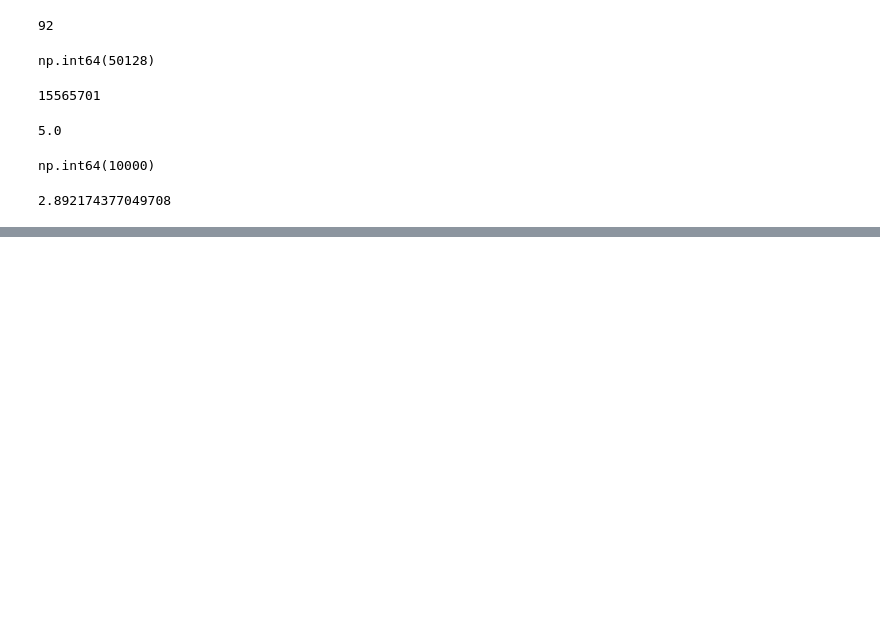
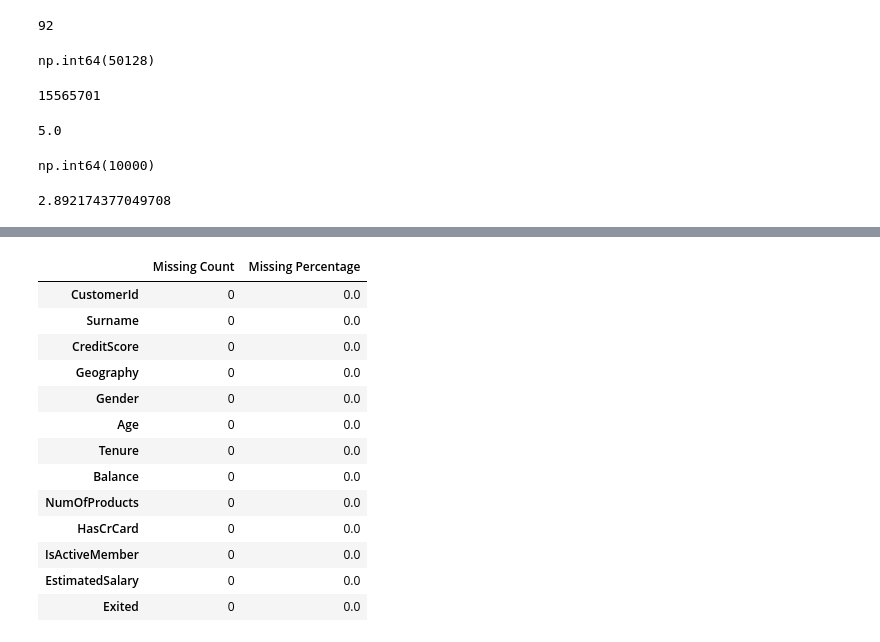
Before and after one commit to Yaswitha1610/EDA-PROJECT-L41-L42, a Jupyter notebook: EDA_Airline.ipynb, the cells around one changed output, grey strips where cells are left out. Saved outputs shown, nothing was run; the diff lists cells and outputs as text; code cells hidden in the pictures; blank space fills up the shorter version.

```diff
--- a/EDA_Airline.ipynb
+++ b/EDA_Airline.ipynb
@@ -350,7 +350,7 @@ np.int64(0)
 df.corr(numeric_only=True)
 # %%
 import pandas as pd
-df=pd.read_csv("/content/Bank_Churn (1).csv")
+df=pd.read_csv("/content/Bank_Churn.csv")
 # %%
 df.head()
 # %% [output]
@@ -832,0 +870,17 @@ df["Tenure"].std()
+# %%
+pd.DataFrame({"Missing Count": df.isnull().sum(), "Missing Percentage": (df.isnull().sum()/len(df))*100})
+# %% [output]
+|  | Missing Count | Missing Percentage |
+| CustomerId | 0 | 0.0 |
+| Surname | 0 | 0.0 |
+| CreditScore | 0 | 0.0 |
+| Geography | 0 | 0.0 |
+| Gender | 0 | 0.0 |
+| Age | 0 | 0.0 |
+| Tenure | 0 | 0.0 |
+| Balance | 0 | 0.0 |
+| NumOfProducts | 0 | 0.0 |
+| HasCrCard | 0 | 0.0 |
+| IsActiveMember | 0 | 0.0 |
+| EstimatedSalary | 0 | 0.0 |
+| Exited | 0 | 0.0 |
```
Also changed, not shown: parts of 2 cells of this notebook.
